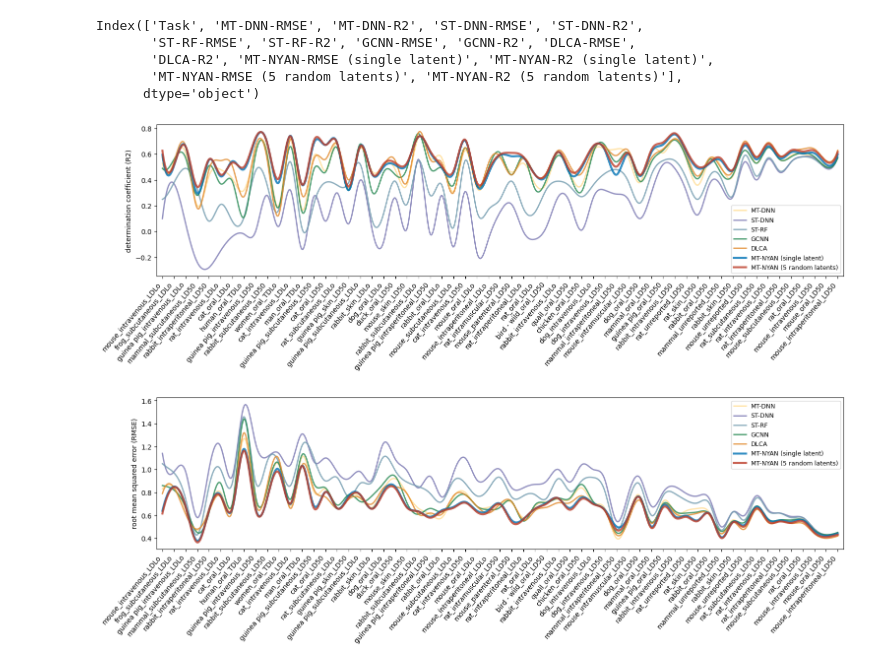
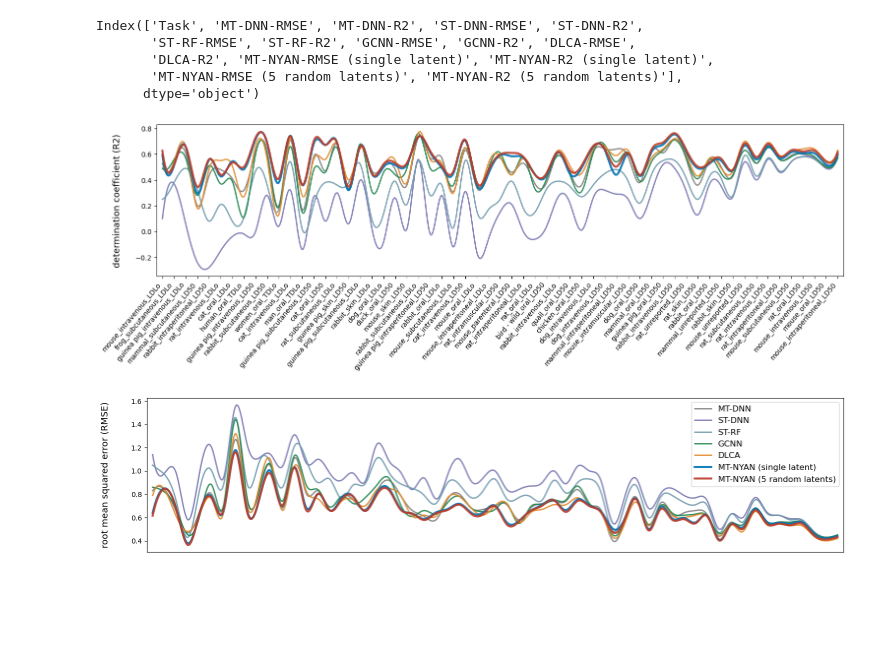
Before and after one commit to LuJiangTHU/NYAN_reuse, a Jupyter notebook: plot_part4_MTL.ipynb, the cells around one changed output. Saved outputs shown, nothing was run; the diff lists cells and outputs as text; code cells hidden in the pictures; blank space fills up the shorter version.

```diff
--- a/plot_part4_MTL.ipynb
+++ b/plot_part4_MTL.ipynb
@@ -75,62 +75,62 @@ new_MT_NYAN_R2_single = f_MT_NYAN_R2_single(x)
 new_MT_NYAN_R2_5_latents = f_MT_NYAN_R2_5_latents(x)
 
 fig, ax1 = plt.subplots(figsize=(18,4))
-ax1.plot(x, new_MT_DNN_R2, '-', c='#FFDC91CC', label='MT-DNN', linewidth=2, alpha=0.8)
-ax1.plot(x, new_ST_DNN_R2, '-',c='#7876B1CC', label='ST-DNN',linewidth=2, alpha=0.8)
-ax1.plot(x, new_ST_RF_R2, '-',c='#6F99ADCC', label='ST-RF',linewidth=2, alpha=0.8)
-ax1.plot(x, new_GCNN_R2, '-',c='#20854ECC', label='GCNN',linewidth=2,alpha=0.8)
-ax1.plot(x, new_DLCA_R2, '-', c='#E18727CC', label='DLCA',linewidth=2,alpha=0.8)
-ax1.plot(x, new_MT_NYAN_R2_single, '-',c='#0072B5CC',label='MT-NYAN (single latent)', linewidth=3,alpha=0.8)
-ax1.plot(x, new_MT_NYAN_R2_5_latents, '-', c='#BC3C29CC', label='MT-NYAN (5 random latents)',linewidth=3,alpha=0.8)
+ax1.plot(x, new_MT_DNN_R2, '-', c='gray', label='MT-DNN', linewidth=2, alpha=0.9)
+ax1.plot(x, new_ST_DNN_R2, '-',c='#7876B1CC', label='ST-DNN',linewidth=2, alpha=0.9)
+ax1.plot(x, new_ST_RF_R2, '-',c='#6F99ADCC', label='ST-RF',linewidth=2, alpha=0.9)
+ax1.plot(x, new_GCNN_R2, '-',c='#20854ECC', label='GCNN',linewidth=2,alpha=0.9)
+ax1.plot(x, new_DLCA_R2, '-', c='#E18727CC', label='DLCA',linewidth=2,alpha=0.9)
+ax1.plot(x, new_MT_NYAN_R2_single, '-',c='#0072B5CC',label='MT-NYAN (single latent)', linewidth=3,alpha=0.9)
+ax1.plot(x, new_MT_NYAN_R2_5_latents, '-', c='#BC3C29CC', label='MT-NYAN (5 random latents)',linewidth=3,alpha=0.9)
 
-ax1.legend()
-ax1.set_ylabel('determination coefficient (R2)')
+# ax1.legend()
+ax1.set_ylabel('determination coefficient (R2)',fontsize=13,labelpad=20)
 ax1.set_xlim(-0.5,58.5)
 ax1.set_xticks(range(0,59,1))
 ax1.set_xticklabels(endpoints,rotation=50, ha='right',va='top')
 
 # plt.grid()
-plt.legend(fontsize=9)
-fig.savefig('figures/MTL_59endpoint(R2).svg', bbox_inches='tight', pad_inches=0.1)
+# plt.legend(fontsize=9.5)
+fig.savefig('figures/MTL_59endpoint(R2).pdf', bbox_inches='tight', pad_inches=0.1)
 # %% [output]
-[figure, old version]
+[figure, new version]
 # %%
 # smooth  RMSE
 x = np.array(range(0,59))
 f_MT_DNN_RMSE = interp1d(x, MT_DNN_RMSE, kind='cubic')
 f_ST_DNN_RMSE = interp1d(x, ST_DNN_RMSE, kind='cubic')
 f_ST_RF_RMSE = interp1d(x, ST_RF_RMSE, kind='cubic')
 f_GCNN_RMSE = interp1d(x, GCNN_RMSE, kind='cubic')
 f_DLCA_RMSE = interp1d(x, DLCA_RMSE, kind='cubic')
 f_MT_NYAN_RMSE_single = interp1d(x, MT_NYAN_RMSE_single, kind='cubic')
 f_MT_NYAN_RMSE_5_latents = interp1d(x, MT_NYAN_RMSE_5_latents, kind='cubic')
 
 x = np.linspace(0, 58, 800)  # sampling rate
 new_MT_DNN_RMSE = f_MT_DNN_RMSE(x)
 new_ST_DNN_RMSE = f_ST_DNN_RMSE(x)
 new_ST_RF_RMSE = f_ST_RF_RMSE(x)
 new_GCNN_RMSE = f_GCNN_RMSE(x)
 new_DLCA_RMSE = f_DLCA_RMSE(x)
 new_MT_NYAN_RMSE_single = f_MT_NYAN_RMSE_single(x)
 new_MT_NYAN_RMSE_5_latents = f_MT_NYAN_RMSE_5_latents(x)
 
 fig, ax1 = plt.subplots(figsize=(18,4))
-ax1.plot(x, new_MT_DNN_RMSE, '-', c='#FFDC91CC', label='MT-DNN', linewidth=2,alpha=0.8)
-ax1.plot(x, new_ST_DNN_RMSE, '-',c='#7876B1CC', label='ST-DNN',linewidth=2,alpha=0.8)
-ax1.plot(x, new_ST_RF_RMSE, '-',c='#6F99ADCC', label='ST-RF',linewidth=2,alpha=0.8)
-ax1.plot(x, new_GCNN_RMSE, '-',c='#20854ECC', label='GCNN',linewidth=2,alpha=0.8)
-ax1.plot(x, new_DLCA_RMSE, '-', c='#E18727CC', label='DLCA',linewidth=2,alpha=0.8)
-ax1.plot(x, new_MT_NYAN_RMSE_single, '-',c='#0072B5CC',label='MT-NYAN (single latent)', linewidth=3,alpha=0.8)
-ax1.plot(x, new_MT_NYAN_RMSE_5_latents, '-', c='#BC3C29CC', label='MT-NYAN (5 random latents)',linewidth=3,alpha=0.8)
+ax1.plot(x, new_MT_DNN_RMSE, '-', c='gray', label='MT-DNN', linewidth=2,alpha=0.9)
+ax1.plot(x, new_ST_DNN_RMSE, '-',c='#7876B1CC', label='ST-DNN',linewidth=2,alpha=0.9)
+ax1.plot(x, new_ST_RF_RMSE, '-',c='#6F99ADCC', label='ST-RF',linewidth=2,alpha=0.9)
+ax1.plot(x, new_GCNN_RMSE, '-',c='#20854ECC', label='GCNN',linewidth=2,alpha=0.9)
+ax1.plot(x, new_DLCA_RMSE, '-', c='#E18727CC', label='DLCA',linewidth=2,alpha=0.9)
+ax1.plot(x, new_MT_NYAN_RMSE_single, '-',c='#0072B5CC',label='MT-NYAN (single latent)', linewidth=3,alpha=0.9)
+ax1.plot(x, new_MT_NYAN_RMSE_5_latents, '-', c='#BC3C29CC', label='MT-NYAN (5 random latents)',linewidth=3,alpha=0.9)
 
 ax1.legend()
-ax1.set_ylabel('root mean squared error (RMSE)')
+ax1.set_ylabel('root mean squared error (RMSE)',fontsize=13,labelpad=30)
 ax1.set_xlim(-0.5,58.5)
-ax1.set_xticks(range(0,59,1))
-ax1.set_xticklabels(endpoints,rotation=50, ha='right',va='top')
+ax1.set_xticks([])
+# ax1.set_xticklabels(endpoints,rotation=50, ha='right',va='top')
 
 # plt.grid()
-plt.legend(fontsize=9)
-fig.savefig('figures/MTL_59endpoint(RMSE).svg', bbox_inches='tight', pad_inches=0.1)
+plt.legend(fontsize=12)
+fig.savefig('figures/MTL_59endpoint(RMSE).pdf', bbox_inches='tight', pad_inches=0.1)
 # %% [output]
-[figure, old version]
+[figure, new version]
```
Also changed, not shown: parts of 3 cells of this notebook, 41 other files.
